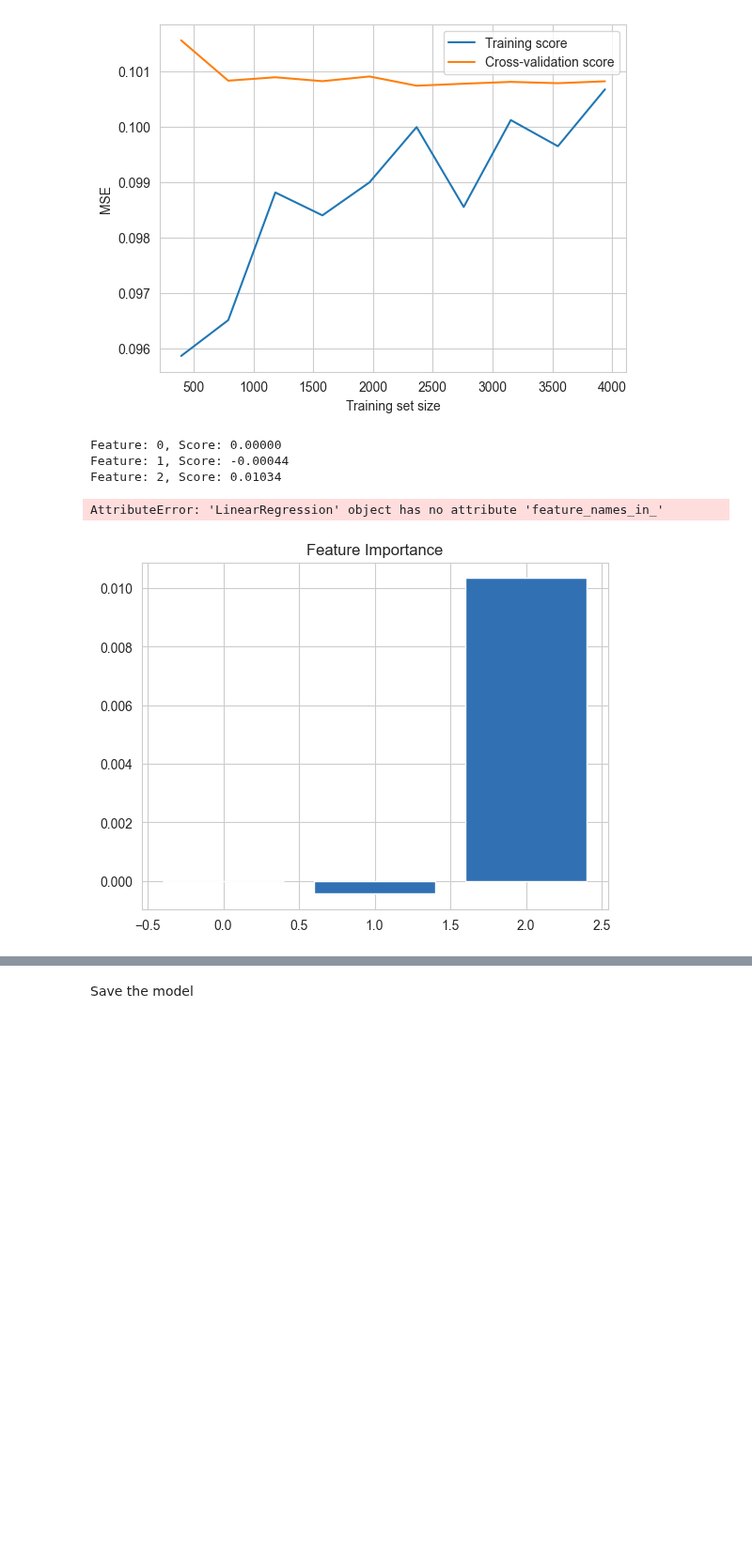
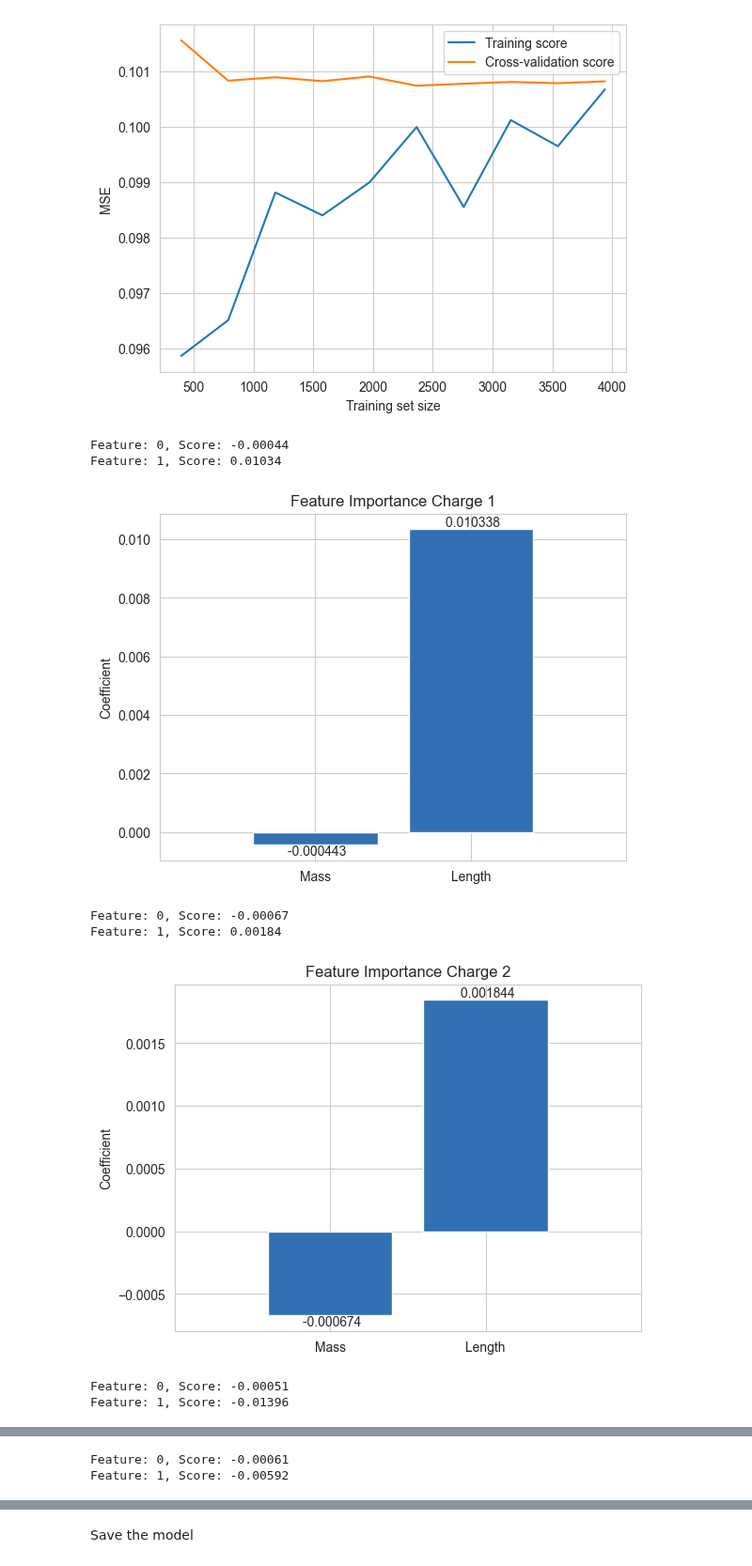
Before and after one commit to IngiumDev/ion-mobility-prediction, a Jupyter notebook: models/lin_reg/lin_reg_0.1_grouped_charged.ipynb, the cells around one changed output, grey strips where cells are left out. Shown at 94% size. Drawn from its saved outputs; the diff is of its cells as text; code cells hidden in the pictures; blank space fills up the shorter version.

```diff
--- a/models/lin_reg/lin_reg_0.1_grouped_charged.ipynb
+++ b/models/lin_reg/lin_reg_0.1_grouped_charged.ipynb
@@ -72,21 +72,20 @@ for name, group in mb_frames_by_charge:
         X_train, X_test = X.iloc[train_index], X.iloc[test_index]
         y_train, y_test = Y.iloc[train_index], Y.iloc[test_index]
 
-        poly = PolynomialFeatures(degree=3)
+        #poly = PolynomialFeatures(degree=3)
 
         # Fit and transform the training data
-        X_train_poly = poly.fit_transform(X_train)
+        #X_train_poly = poly.fit_transform(X_train)
 
         # Create a random forest regressor model
         model = LinearRegression(n_jobs=-1)
         # Train the model
-        model.fit(X_train_poly, y_train)
+        model.fit(X_train, y_train)
 
-      # Transform the test data (do not fit)
-        X_test_poly = poly.transform(X_test)
+        #X_test_poly = poly.transform(X_test)
 
         # Make predictions on the test set
-        y_pred = model.predict(X_test_poly)
+        y_pred = model.predict(X_test)
 
 
 
@@ -112,14 +111,11 @@ for name, group in mb_frames_by_charge:
         r2_scores.append(r2_score(y_test_orig, y_pred_orig))
         print("Fold:", len(mse_scores))
 
-    # Create a PolynomialFeatures object
-    poly = PolynomialFeatures(degree=3)
-
-    # Fit and transform the entire dataset
-    X_poly = poly.fit_transform(X)
+    #poly = PolynomialFeatures(degree=3)
+    #X_poly = poly.fit_transform(X)
     # Create the final model
     final_model = LinearRegression(n_jobs=-1)
-    estimators.append(final_model.fit(X_poly, Y))
+    estimators.append(final_model.fit(X, Y))
     # Print all mse scores
     #print("All Mean Squared Errors:", mse_scores
     # Average the MSE scores
@@ -225,20 +221,27 @@ for name, group in mb_frames_by_charge:
 # %%
 for name, group in mb_frames_by_charge:
     importance = scores_dict[name]["model"].coef_
     # summarize feature importance
     for i,v in enumerate(importance):
      print('Feature: %0d, Score: %.5f' % (i,v))
 
     # plot feature importance
     plt.bar([x for x in range(len(importance))], importance, color="#3070B3")
-    plt.title("Feature Importance")
+    plt.ylabel("Coefficient")
+    plt.title("Feature Importance Charge " + str(name))
     features = X.columns
     plt.xticks(range(X.shape[1]), model.feature_names_in_, rotation=0)
     plt.xlim([-1, X.shape[1]])
+    for i, v in enumerate(importance):
+        va = 'bottom' if v >= 0 else 'top'
+        plt.text(i, v, " %.6f" % v, ha='center', va=va)
     plt.show()
 # %% [output]
-Feature: 0, Score: 0.00000
-Feature: 1, Score: -0.00044
-Feature: 2, Score: 0.01034
+Feature: 0, Score: -0.00044
+Feature: 1, Score: 0.01034
+[figure, new version]
-AttributeError: 'LinearRegression' object has no attribute 'feature_names_in_'
+Feature: 0, Score: -0.00067
+Feature: 1, Score: 0.00184
-[figure, old version]
+[figure, added]
+Feature: 0, Score: -0.00051
+Feature: 1, Score: -0.01396
@@ -244,0 +249,2 @@ AttributeError: 'LinearRegression' object has no attribute 'feature_names_in_'
+Feature: 0, Score: -0.00061
+Feature: 1, Score: -0.00592
```
Also changed, not shown: parts of 10 cells of this notebook, 1 other file.
